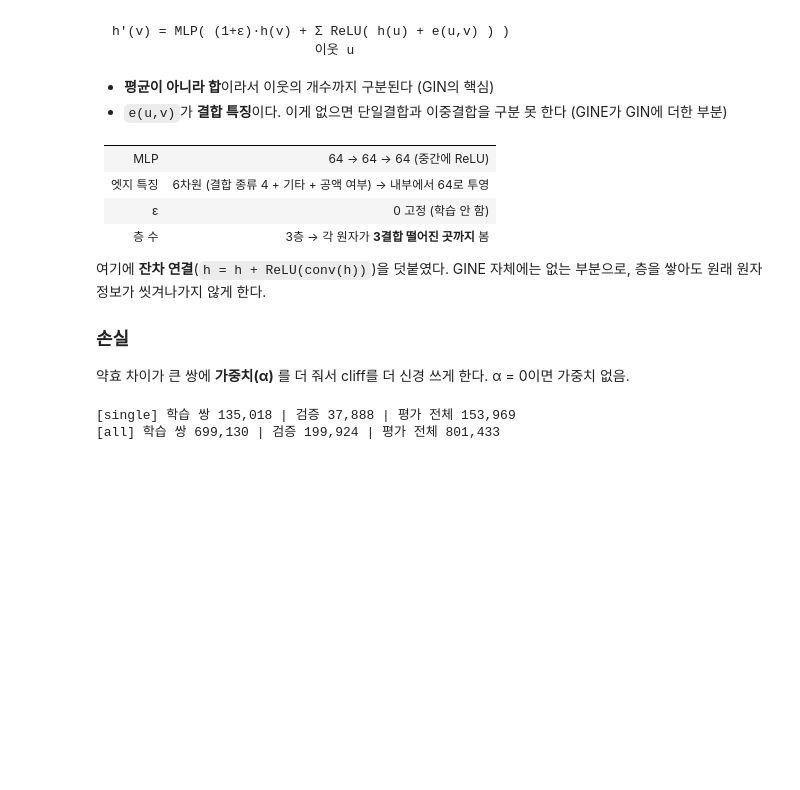
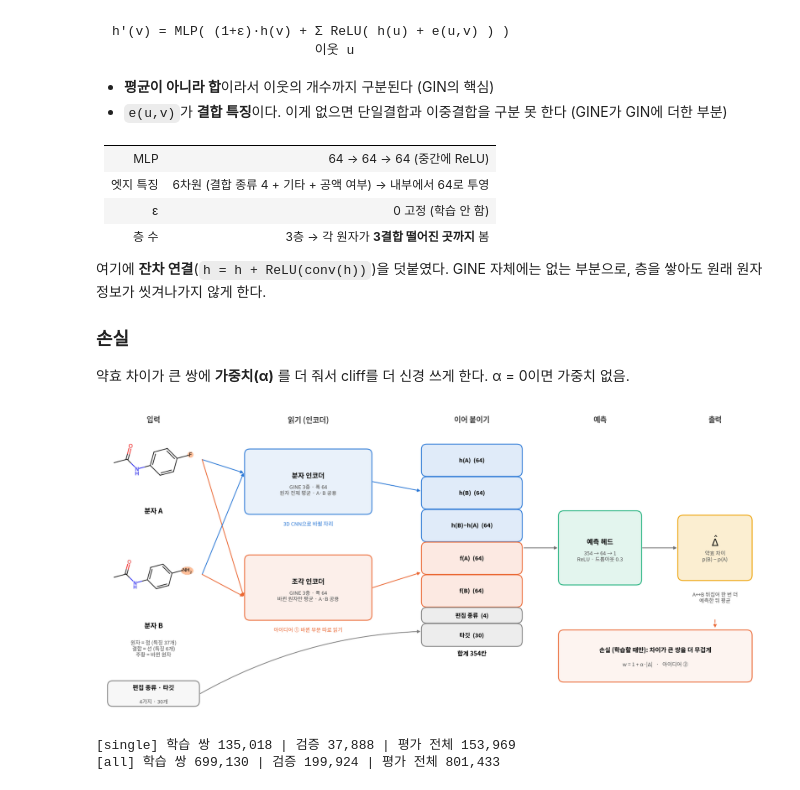
Before and after one commit to dlrudgms1234-commits/capstone, a Jupyter notebook: ac_pipeline.ipynb, the cells around one changed output. Saved outputs shown, nothing was run; the diff lists cells and outputs as text; code cells hidden in the pictures; blank space fills up the shorter version.

```diff
--- a/ac_pipeline.ipynb
+++ b/ac_pipeline.ipynb
@@ -679,6 +679,84 @@ def log(*msg):
     print(*msg)
     with open(f'{RUNS}/train.log', 'a') as f:
         print(pd.Timestamp.now().strftime('%m-%d %H:%M:%S'), *msg, file=f)
+# %%
+# 모델 구조 한 장 요약 (입력 → 출력). 분자는 RDKit, 글자는 matplotlib (RDKit 폰트엔 한글이 없다)
+import io
+from matplotlib.patches import FancyBboxPatch
+from rdkit.Chem import rdDepictor
+from rdkit.Chem.Draw import rdMolDraw2D
+
+def mol_png(smiles, atoms, size=260):
+    mol = Chem.MolFromSmiles(smiles); rdDepictor.Compute2DCoords(mol)
+    d = rdMolDraw2D.MolDraw2DCairo(size, size)
+    d.drawOptions().clearBackground = False
+    d.DrawMolecule(mol, highlightAtoms=atoms, highlightAtomColors={i: (1, .75, .6) for i in atoms}, highlightBonds=[])
+    d.FinishDrawing()
+    return plt.imread(io.BytesIO(d.GetDrawingText()))
+
+fig = plt.figure(figsize=(15, 7))
+ax = fig.add_axes([0, 0, 1, 1]); ax.set_xlim(0, 150); ax.set_ylim(0, 69); ax.axis('off')
+
+def box(x, y, w, h, title, sub='', color=C1, fill=0.10, fs=11):
+    ax.add_patch(FancyBboxPatch((x, y), w, h, boxstyle='round,pad=0.4,rounding_size=1.2',
+                                fc=(*plt.matplotlib.colors.to_rgb(color), fill), ec=color, lw=1.4))
+    ax.text(x + w / 2, y + h / 2 + (1.4 if sub else 0), title, ha='center', va='center', fontsize=fs, weight='bold')
+    if sub:
+        ax.text(x + w / 2, y + h / 2 - 1.9, sub, ha='center', va='center', fontsize=8.5, color='0.3')
+
+def arrow(x0, y0, x1, y1, color='0.45', **kw):
+    ax.annotate('', (x1, y1), (x0, y0), arrowprops=dict(arrowstyle='-|>', color=color, lw=1.3, shrinkA=0, shrinkB=0, **kw))
+
+def stage(x, text):
+    ax.text(x, 66.5, text, ha='center', fontsize=12, weight='bold', color='0.25')
+
+stage(12, '입력'); stage(47, '읽기 (인코더)'); stage(84, '이어 붙이기'); stage(113, '예측'); stage(139, '출력')
+
+# ── 입력: 실제 분자쌍 (바뀐 원자 주황)
+for y, smi, hl, name in [(48, 'CC(=O)Nc1ccc(F)cc1', [8], '분자 A'), (22, 'CC(=O)Nc1ccc(N)cc1', [8], '분자 B')]:
+    ax.imshow(mol_png(smi, hl), extent=(2, 22, y, y + 20), zorder=2)
+    ax.text(12, y - 0.8, name, ha='center', va='top', fontsize=11, weight='bold')
+ax.text(12, 17.2, f'원자 = 점 (특징 {N_ATOM}개)\n결합 = 선 (특징 {N_BOND}개)\n주황 = 바뀐 원자', ha='center', va='top', fontsize=8.5, color='0.3')
+box(2, 2.5, 20, 5, '편집 종류 · 타깃', f'{len(EDITS)}가지 · {len(DEV_TARGETS)}개', color='0.5', fill=0.06, fs=10)
+
+# ── 인코더 두 개 (A, B가 같은 인코더를 함께 쓴다)
+box(33, 46, 28, 14, '분자 인코더', f'GINE {LAYERS}층 · 폭 {HIDDEN}\n원자 전체 평균 · A·B 공용', color=C1)
+box(33, 22, 28, 14, '조각 인코더', f'GINE {LAYERS}층 · 폭 {HIDDEN}\n바뀐 원자만 평균 · A·B 공용', color=C2)
+ax.text(47, 44, '3D CNN으로 바뀔 자리', ha='center', va='top', fontsize=8.5, color=C1, style='italic')
+ax.text(47, 20, '아이디어 ① 바뀐 부분 따로 읽기', ha='center', va='top', fontsize=8.5, color=C2, style='italic')
+for y0 in (58, 32):          # A, B 둘 다 두 인코더로
+    arrow(23, y0, 32.4, 55, color=C1); arrow(23, y0, 32.4, 27, color=C2)
+
+# ── 이어 붙이기: 7조각 = 354
+parts = [('h(A)', HIDDEN, C1), ('h(B)', HIDDEN, C1), ('h(B)−h(A)', HIDDEN, C1),
+         ('f(A)', HIDDEN, C2), ('f(B)', HIDDEN, C2), ('편집 종류', len(EDITS), '0.5'), ('타깃', len(DEV_TARGETS), '0.5')]
+n_in = sum(n for _, n, _ in parts)
+y, mid = 62, {}
+for name, n, c in parts:
+    h = 3.4 + 4.0 * n / HIDDEN
+    box(73, y - h, 22, h - 0.9, f'{name}  ({n})', color=c, fill=0.14, fs=9.5)
+    mid.setdefault(c, []).append(y - h / 2)
+    y -= h
+ax.text(84, y - 1.2, f'합계 {n_in}칸', ha='center', va='top', fontsize=10, weight='bold')
+arrow(61.6, 53, 72.4, np.mean(mid[C1]), color=C1); arrow(61.6, 29, 72.4, np.mean(mid[C2]), color=C2)
+arrow(22.6, 5, 72.4, y + 3, color='0.5', connectionstyle='arc3,rad=-0.12')
+
+# ── 예측 헤드
+box(104, 30, 18, 16, '예측 헤드', f'{n_in} → {HIDDEN} → 1\nReLU · 드롭아웃 {DROPOUT}', color=C3, fill=0.12)
+arrow(95.8, 38, 103.4, 38)
+
+# ── 출력
+box(131, 31, 16, 14, r'$\hat{\Delta}$', '약효 차이\np(B) − p(A)', color=C4, fill=0.18, fs=16)
+arrow(122.6, 38, 130.4, 38)
+ax.text(139, 28, 'A↔B 뒤집어 한 번 더\n예측한 뒤 평균', ha='center', va='top', fontsize=8.5, color='0.3')
+
+# ── 학습 신호
+box(104, 8, 43, 11, '손실 (학습할 때만): 차이가 큰 쌍을 더 무겁게',
+    'w = 1 + α·|Δ|   ·   아이디어 ②', color=C2, fill=0.07, fs=10)
+ax.annotate('', (139, 19.6), (139, 22.0), arrowprops=dict(arrowstyle='-|>', color=C2, lw=1.2, ls='--'))
+plt.show()
+# %% [output]
+[figure, added]
 # %%
 class GNN(nn.Module):
     def __init__(self):
```
Also changed, not shown: 2 other files.
